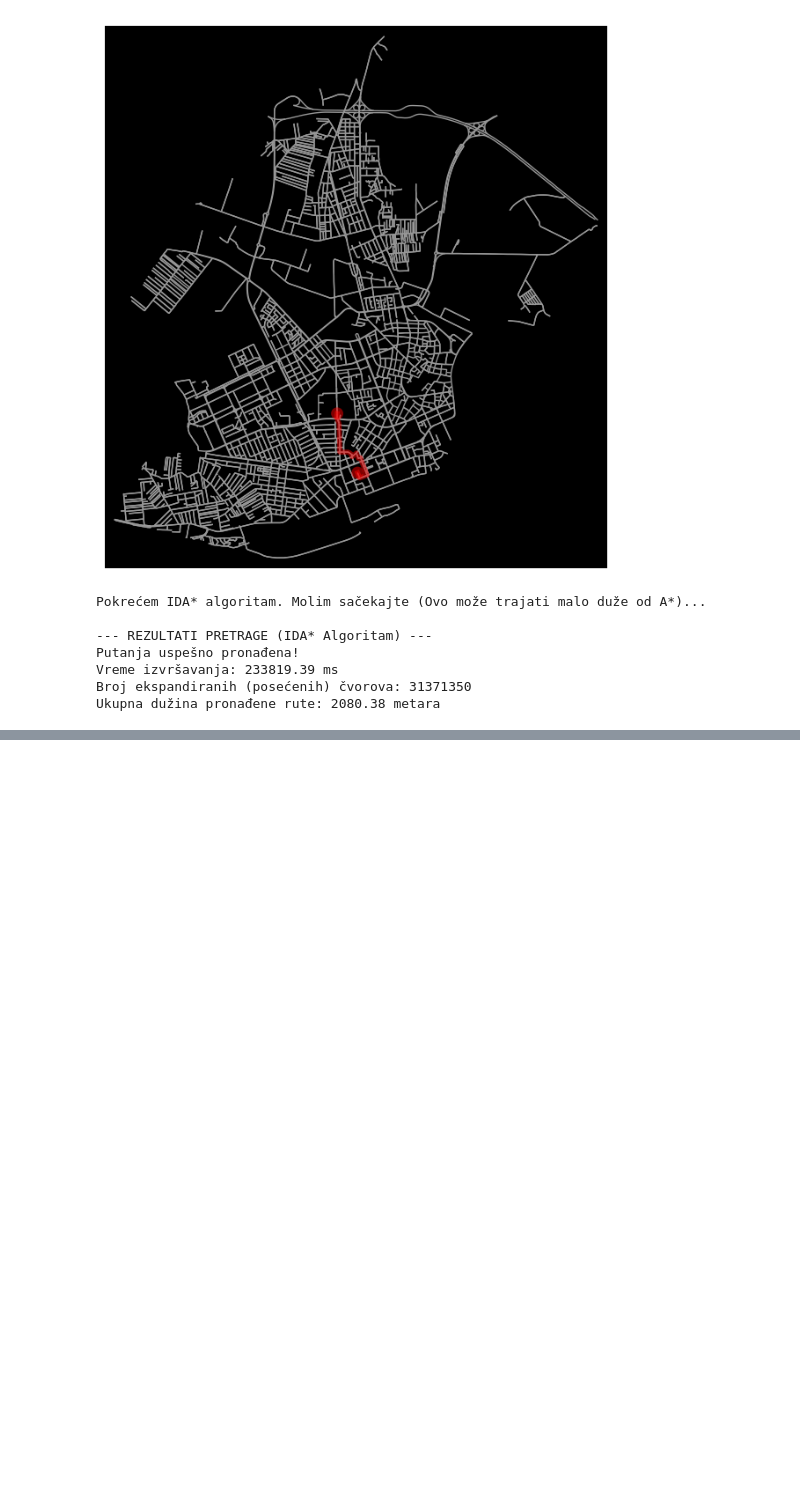
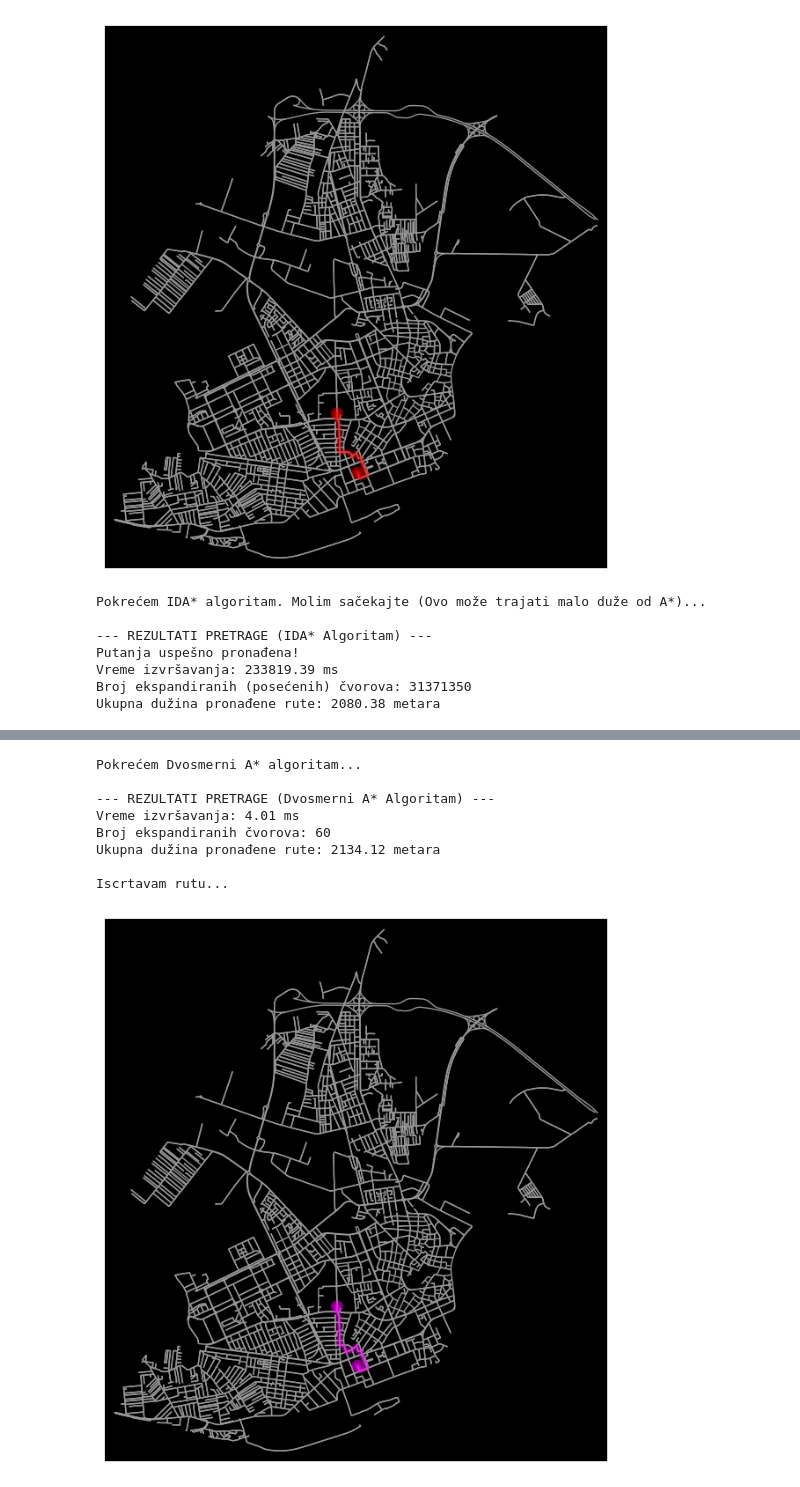
Before and after one commit to Mihailo0203/pametni-navigacioni-sistem, a Jupyter notebook: main.ipynb, the cells around one changed output, grey strips where cells are left out. Saved outputs shown, nothing was run; the diff lists cells and outputs as text; code cells hidden in the pictures; blank space fills up the shorter version.

Commit message:
Dodat Dvosmerni A*

```diff
--- a/main.ipynb
+++ b/main.ipynb
@@ -194,0 +202,51 @@ NameError: name 'initial_state' is not defined
+# %%
+import time
+import osmnx as ox
+from src.search import BidirectionalAStar
+from src.state import MapNodeState
+
+# Inicijalizacija pocetnog stanja
+initial_state = MapNodeState(graph=G, parent=None, current_node=start_node, goal_node=goal_node, edge_cost=0)
+
+bidirectional_algorithm = BidirectionalAStar()
+print("Pokrećem Dvosmerni A* algoritam...")
+
+start_time_bi = time.time()
+path_bi, processed_list_bi, _ = bidirectional_algorithm.search(initial_state)
+end_time_bi = time.time()
+
+if path_bi is not None:
+    execution_time_bi = (end_time_bi - start_time_bi) * 1000
+
+    # Za racunanje ukupne duzine, prolazimo kroz pronadjenu putanju
+    total_distance_bi = sum(
+        G[path_bi[i]][path_bi[i+1]][0].get('length', 0)
+        for i in range(len(path_bi)-1)
+    )
+
+    print(f"\n--- REZULTATI PRETRAGE (Dvosmerni A* Algoritam) ---")
+    print(f"Vreme izvršavanja: {execution_time_bi:.2f} ms")
+    print(f"Broj ekspandiranih čvorova: {len(processed_list_bi)}")
+    print(f"Ukupna dužina pronađene rute: {total_distance_bi:.2f} metara")
+
+    print("\nIscrtavam rutu...")
+    fig, ax = ox.plot_graph_routes(
+        G,
+        [path_bi],
+        route_colors="magenta",
+        route_linewidths=4,
+        node_size=0,
+        bgcolor="black"
+    )
+else:
+    print("Greška: Putanja nije pronađena!")
+# %% [output]
+Pokrećem Dvosmerni A* algoritam...
+
+--- REZULTATI PRETRAGE (Dvosmerni A* Algoritam) ---
+Vreme izvršavanja: 4.01 ms
+Broj ekspandiranih čvorova: 60
+Ukupna dužina pronađene rute: 2134.12 metara
+
+Iscrtavam rutu...
+[figure, added]
```
Also changed, not shown: parts of 1 cell of this notebook, 1 other file.
